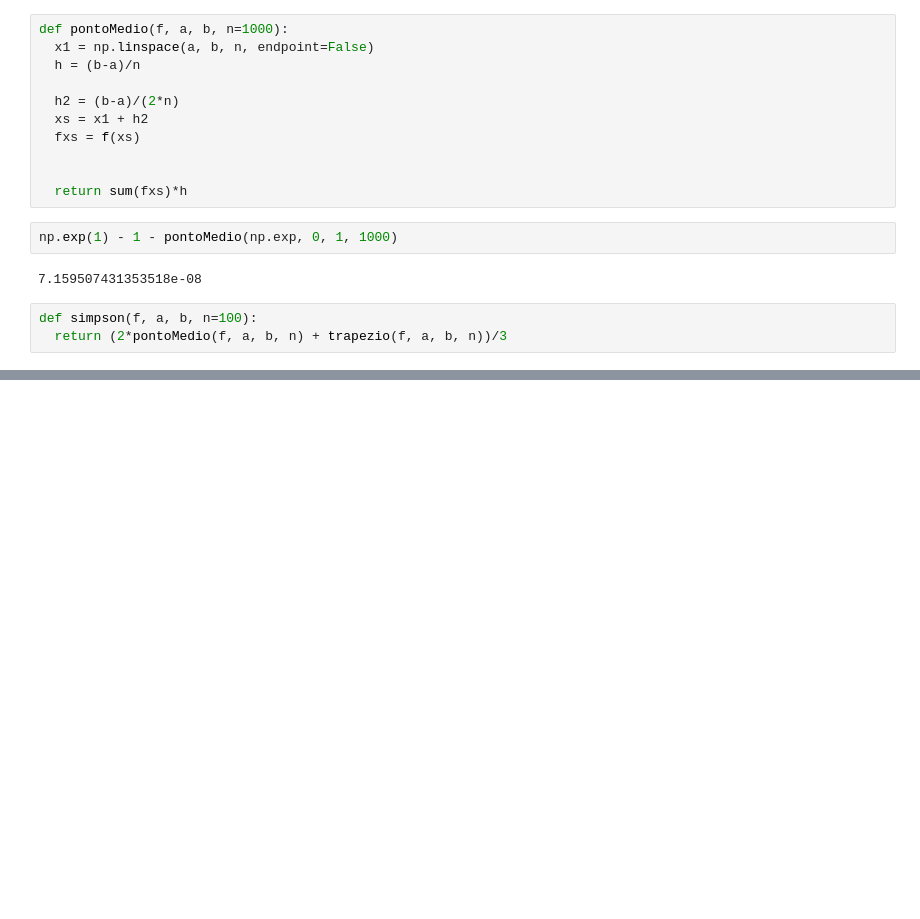
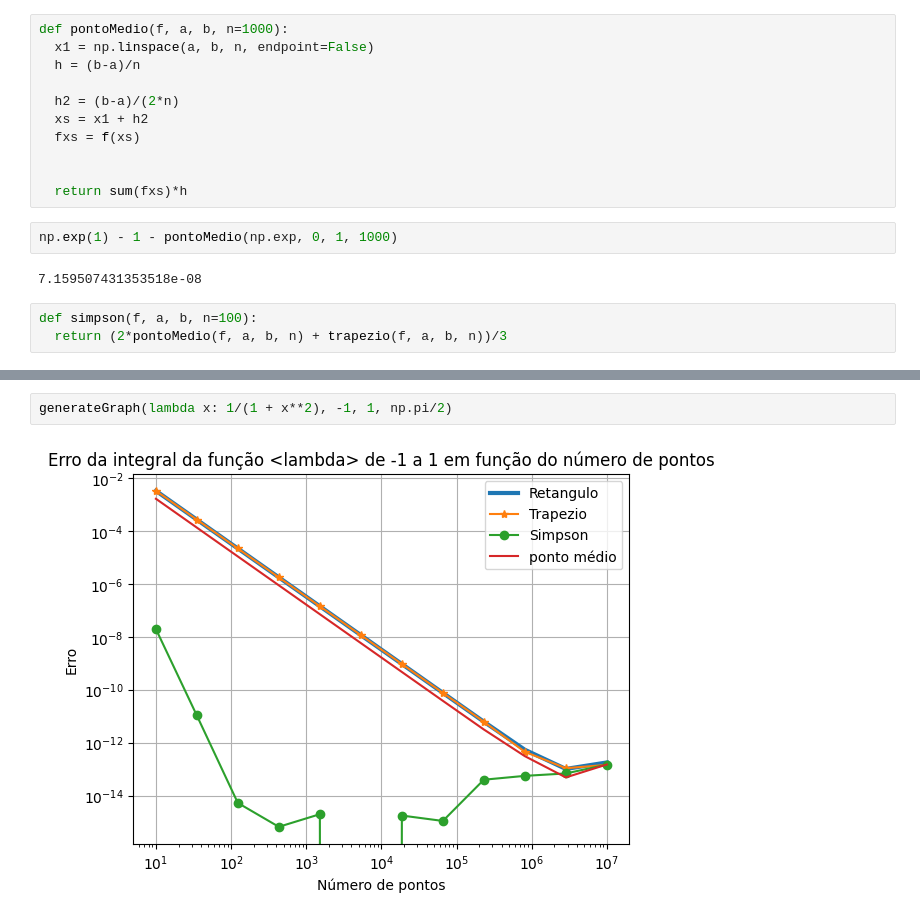
Before and after one commit to gustavo-m-vieira/comp-cient, a Jupyter notebook: Aulas/25-10.ipynb, the cells around one changed output, grey strips where cells are left out. Drawn from its saved outputs; the diff is of its cells as text; blank space fills up the shorter version.

```diff
--- a/Aulas/25-10.ipynb
+++ b/Aulas/25-10.ipynb
@@ -83,0 +92,4 @@ generateGraph(np.exp, 0, 1, np.exp(1) - 1, 5)
+# %%
+generateGraph(lambda x: 1/(1 + x**2), -1, 1, np.pi/2)
+# %% [output]
+[figure, added]
```
Also changed, not shown: parts of 16 cells of this notebook.
